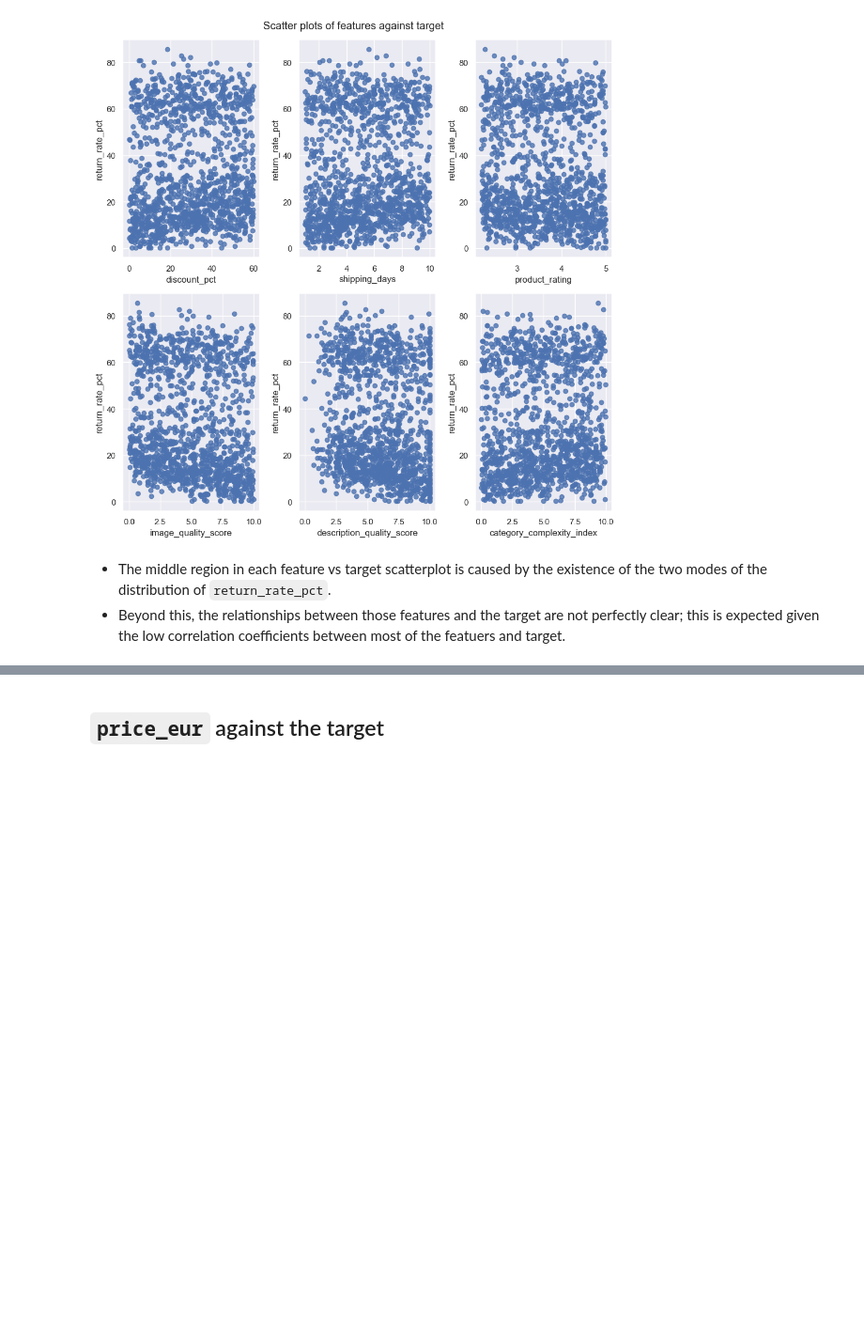
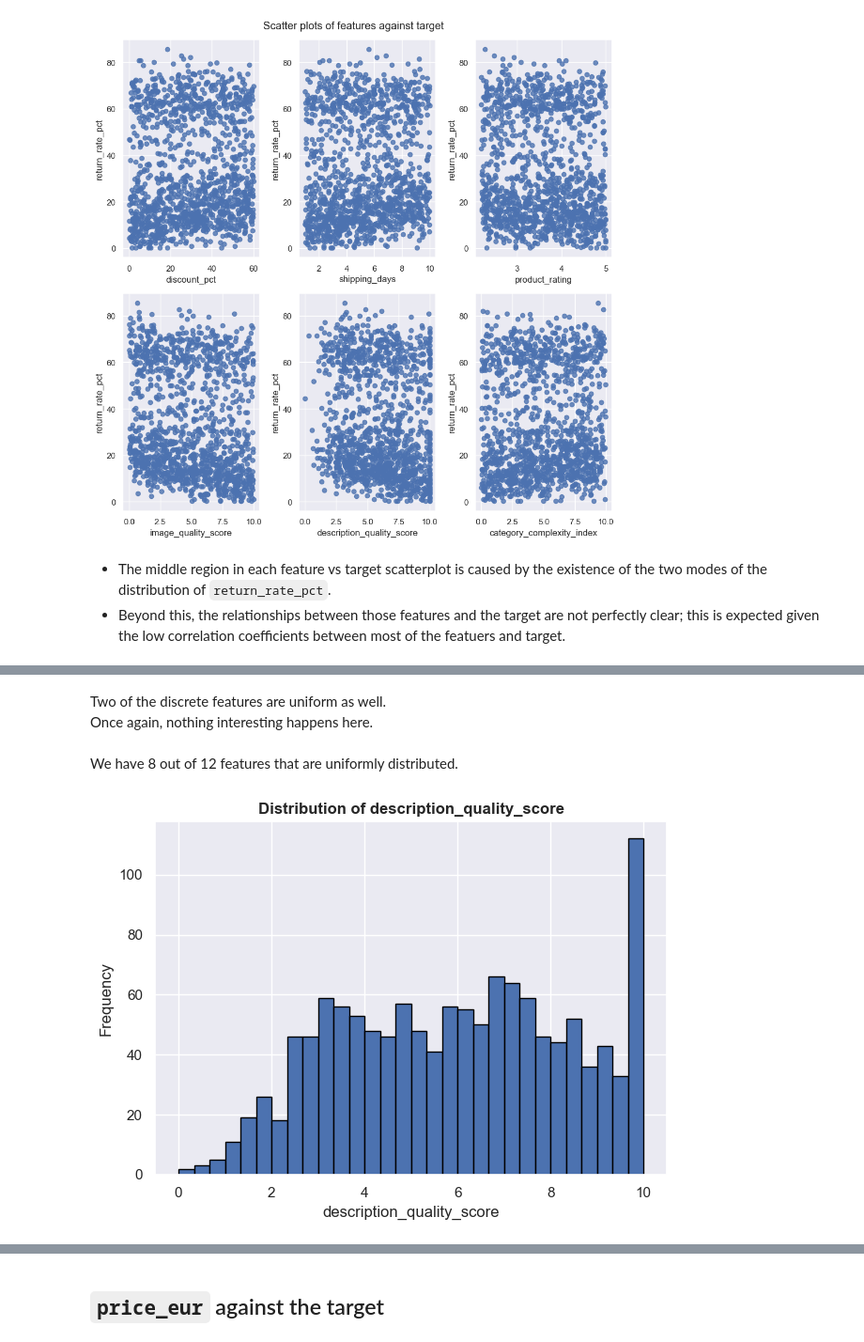
Before and after one commit to tomabrihacescu/return_rate_ecommerce_platform, a Jupyter notebook: draft1.ipynb, the cells around one changed output, grey strips where cells are left out. Shown at 94% size. Drawn from its saved outputs; the diff is of its cells as text; code cells hidden in the pictures; blank space fills up the shorter version.

```diff
--- a/draft1.ipynb
+++ b/draft1.ipynb
@@ -152,0 +172,16 @@ plt.show()
+# %% [markdown]
+Two of the discrete features are uniform as well.<br>
+Once again, nothing interesting happens here.
+# %% [markdown]
+We have 8 out of 12 features that are uniformly distributed.
+# %%
+plt.hist(train['description_quality_score'], bins=30, edgecolor='black')
+
+plt.title('Distribution of description_quality_score', fontsize=12, fontweight='bold')
+plt.ylabel('Frequency')
+plt.xlabel('description_quality_score')
+
+plt.tight_layout()
+plt.show()
+# %% [output]
+[figure, added]
```
Also changed, not shown: parts of 15 cells of this notebook, 1 other file.
